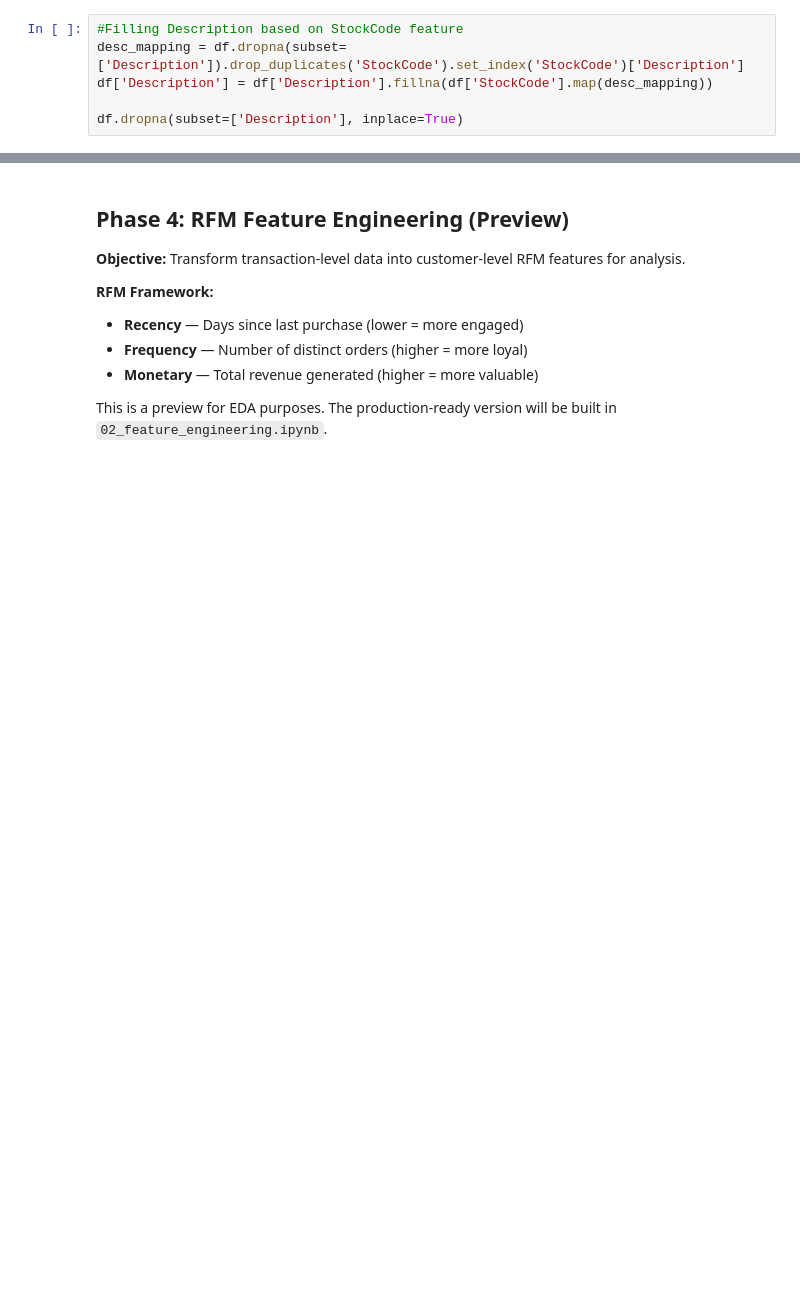
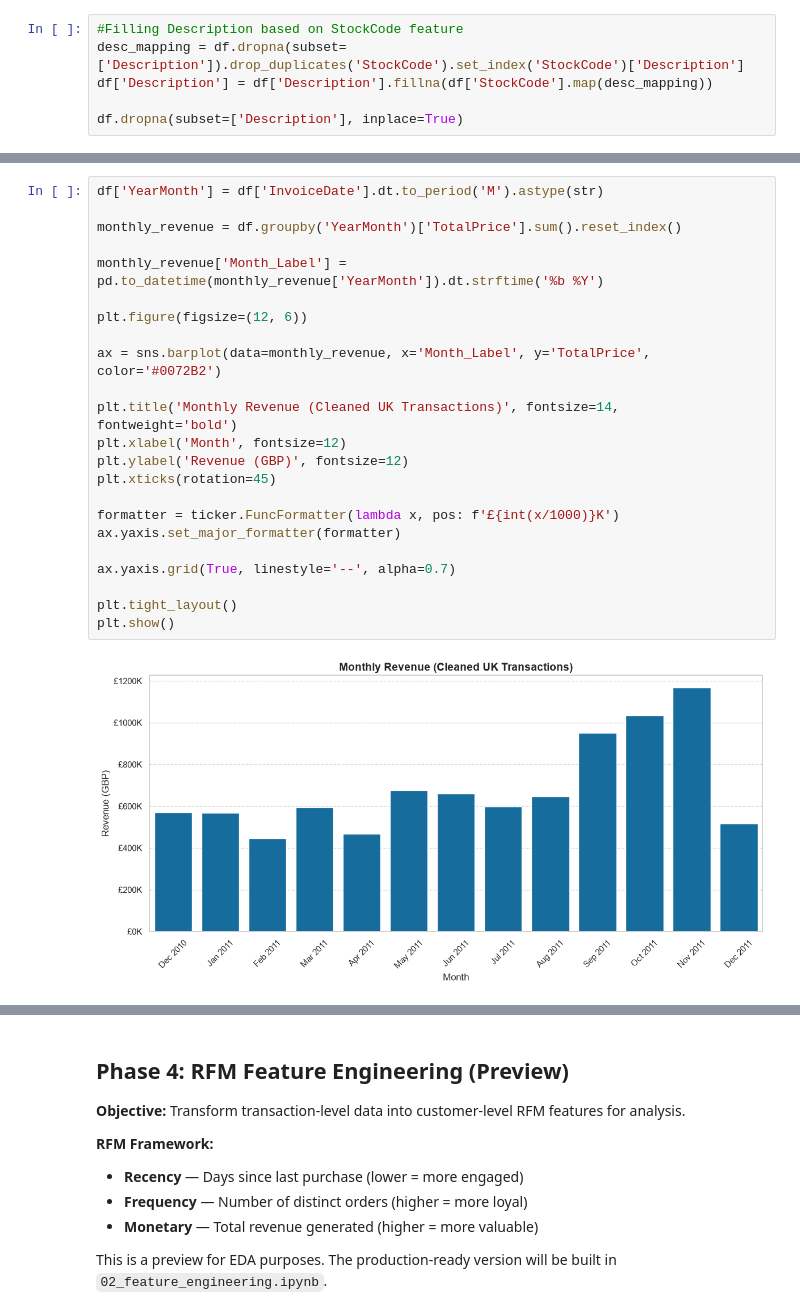
Before and after one commit to LouisTran1701/ecommerce-customer-segmentation, a Jupyter notebook: notebook/01_eda.ipynb, the cells around one changed output, grey strips where cells are left out. Cells and saved outputs as stored; diff of their text form; blank space fills up the shorter version.

```diff
--- a/notebook/01_eda.ipynb
+++ b/notebook/01_eda.ipynb
@@ -427,0 +443,25 @@ df.head()
+# %%
+df['YearMonth'] = df['InvoiceDate'].dt.to_period('M').astype(str)
+
+monthly_revenue = df.groupby('YearMonth')['TotalPrice'].sum().reset_index()
+
+monthly_revenue['Month_Label'] = pd.to_datetime(monthly_revenue['YearMonth']).dt.strftime('%b %Y')
+
+plt.figure(figsize=(12, 6))
+
+ax = sns.barplot(data=monthly_revenue, x='Month_Label', y='TotalPrice', color='#0072B2')
+
+plt.title('Monthly Revenue (Cleaned UK Transactions)', fontsize=14, fontweight='bold')
+plt.xlabel('Month', fontsize=12)
+plt.ylabel('Revenue (GBP)', fontsize=12)
+plt.xticks(rotation=45)
+
+formatter = ticker.FuncFormatter(lambda x, pos: f'£{int(x/1000)}K')
+ax.yaxis.set_major_formatter(formatter)
+
+ax.yaxis.grid(True, linestyle='--', alpha=0.7)
+
+plt.tight_layout()
+plt.show()
+# %% [output]
+[figure, added]
```
Also changed, not shown: parts of 18 cells of this notebook, 2 other files.
